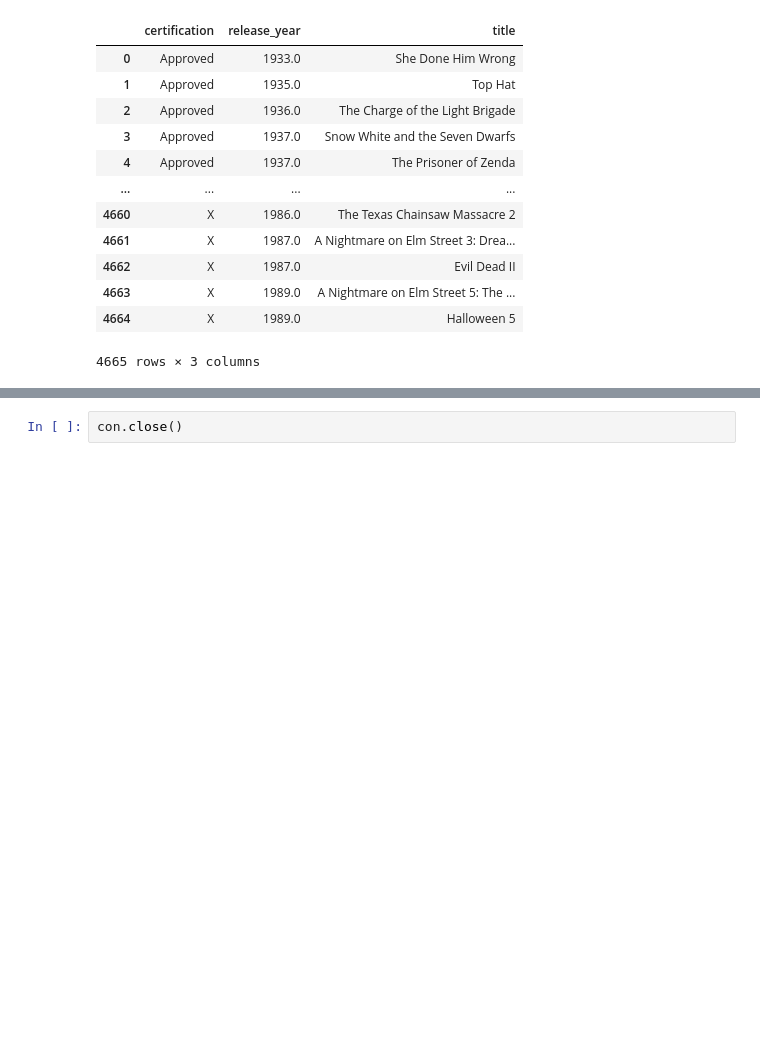
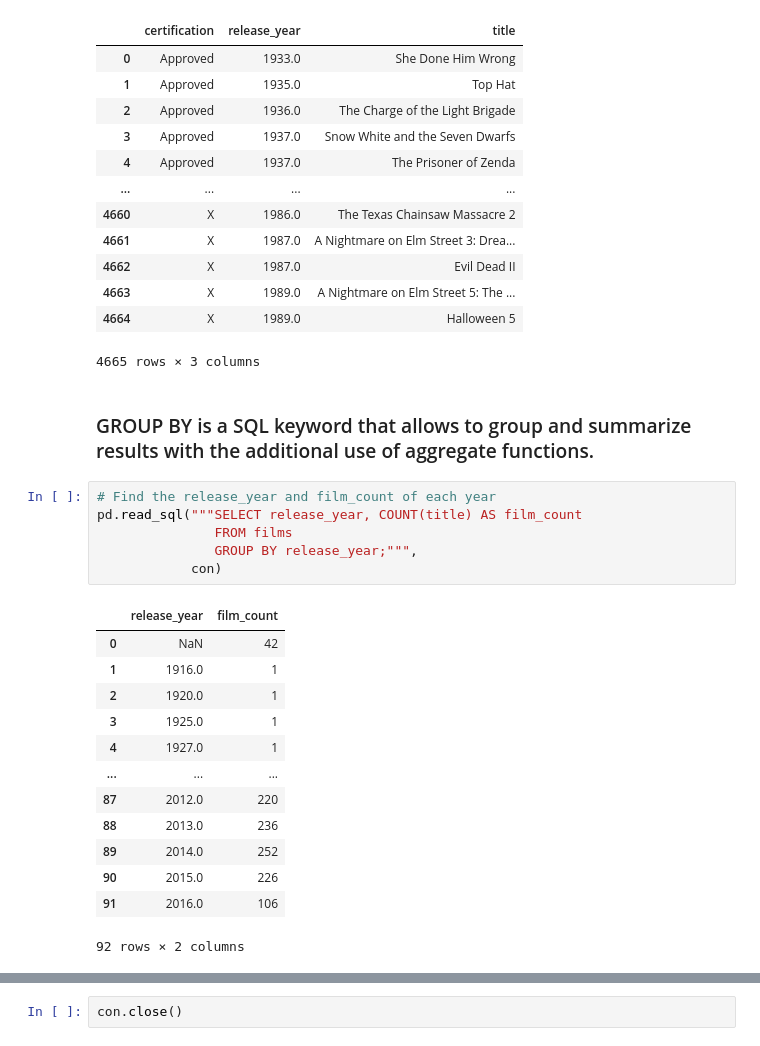
Before and after one commit to Cooleekova/data_engineering, a Jupyter notebook: SQL/SQL_basics.ipynb, the cells around one changed output, grey strips where cells are left out. Cells and saved outputs as stored; diff of their text form; blank space fills up the shorter version.

```diff
--- a/SQL/SQL_basics.ipynb
+++ b/SQL/SQL_basics.ipynb
@@ -558,3 +558,25 @@ pd.read_sql("""SELECT certification, release_year, title
 | 4663 | X | 1989.0 | A Nightmare on Elm Street 5: The ... |
 | 4664 | X | 1989.0 | Halloween 5 |
 4665 rows × 3 columns
+# %% [markdown]
+### GROUP BY is a SQL keyword that allows to group and summarize results with the additional use of aggregate functions.
+# %%
+# Find the release_year and film_count of each year
+pd.read_sql("""SELECT release_year, COUNT(title) AS film_count
+               FROM films
+               GROUP BY release_year;""",
+            con)
+# %% [output]
+|  | release_year | film_count |
+| 0 | NaN | 42 |
+| 1 | 1916.0 | 1 |
+| 2 | 1920.0 | 1 |
+| 3 | 1925.0 | 1 |
+| 4 | 1927.0 | 1 |
+| ... | ... | ... |
+| 87 | 2012.0 | 220 |
+| 88 | 2013.0 | 236 |
+| 89 | 2014.0 | 252 |
+| 90 | 2015.0 | 226 |
+| 91 | 2016.0 | 106 |
+92 rows × 2 columns
```
Also changed, not shown: parts of 3 cells of this notebook.
